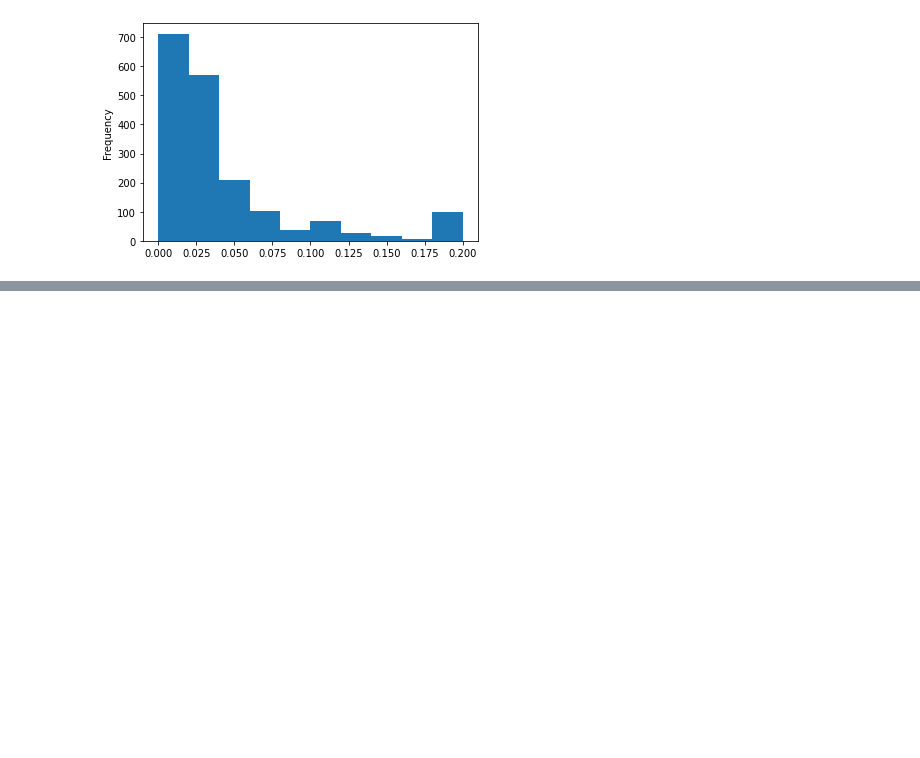
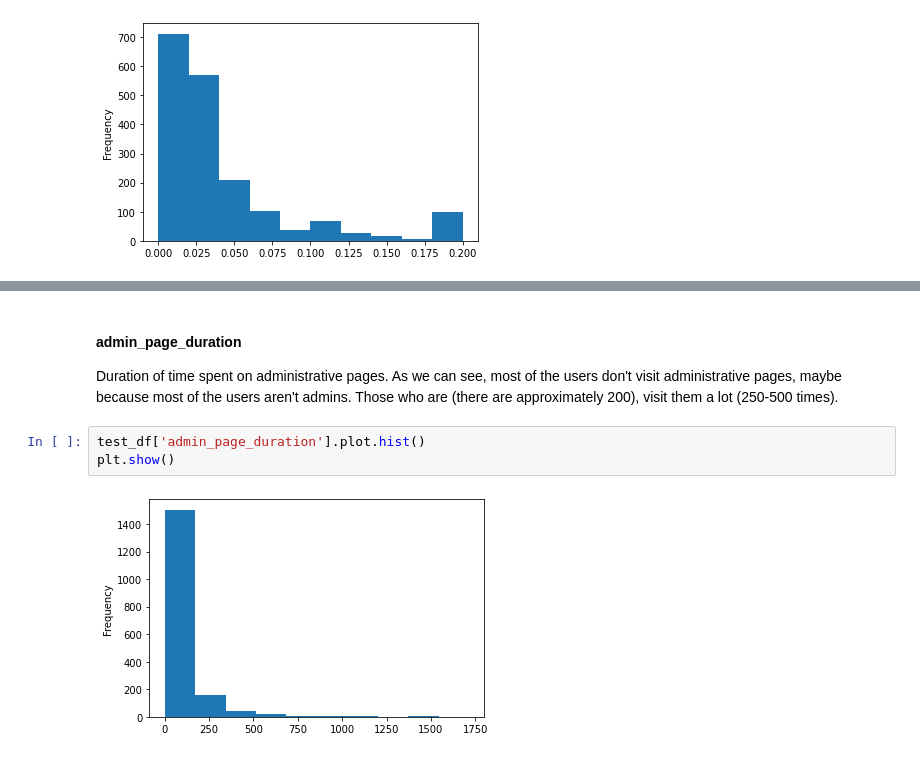
Before and after one commit to daniellepidt/ecommerce-machine-learning, a Jupyter notebook: exploration/explore.ipynb, the cells around one changed output, grey strips where cells are left out. Cells and saved outputs as stored; diff of their text form; blank space fills up the shorter version.

```diff
--- a/exploration/explore.ipynb
+++ b/exploration/explore.ipynb
@@ -71,0 +165,9 @@ plt.show()
+# %% [markdown]
+#### admin_page_duration
+Duration of time spent on administrative pages.
+As we can see, most of the users don't visit administrative pages, maybe because most of the users aren't admins. Those who are (there are approximately 200), visit them a lot (250-500 times).
+# %%
+test_df['admin_page_duration'].plot.hist()
+plt.show()
+# %% [output]
+[figure, added]
```
Also changed, not shown: parts of 30 cells of this notebook.
